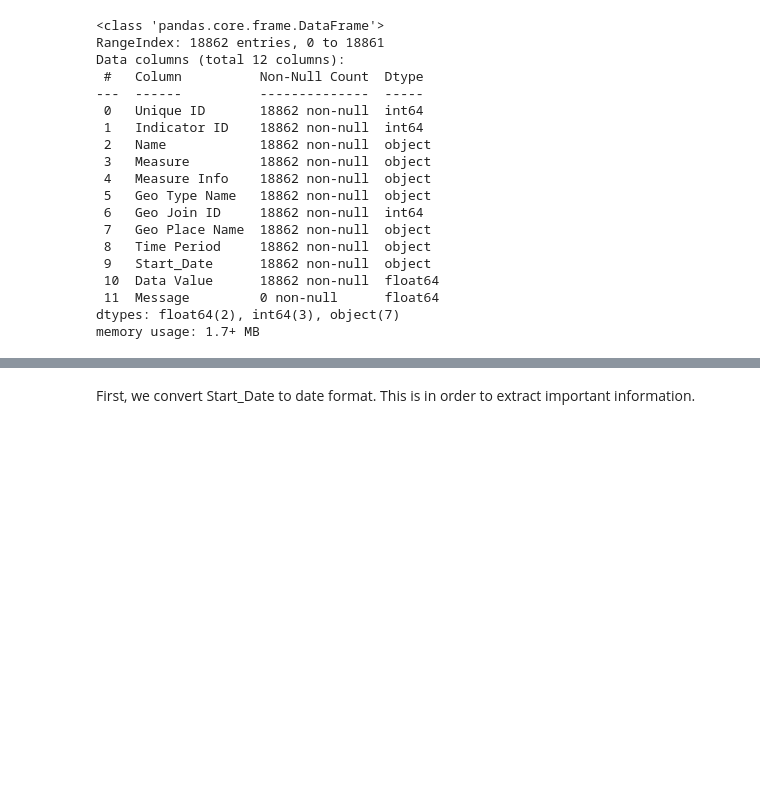
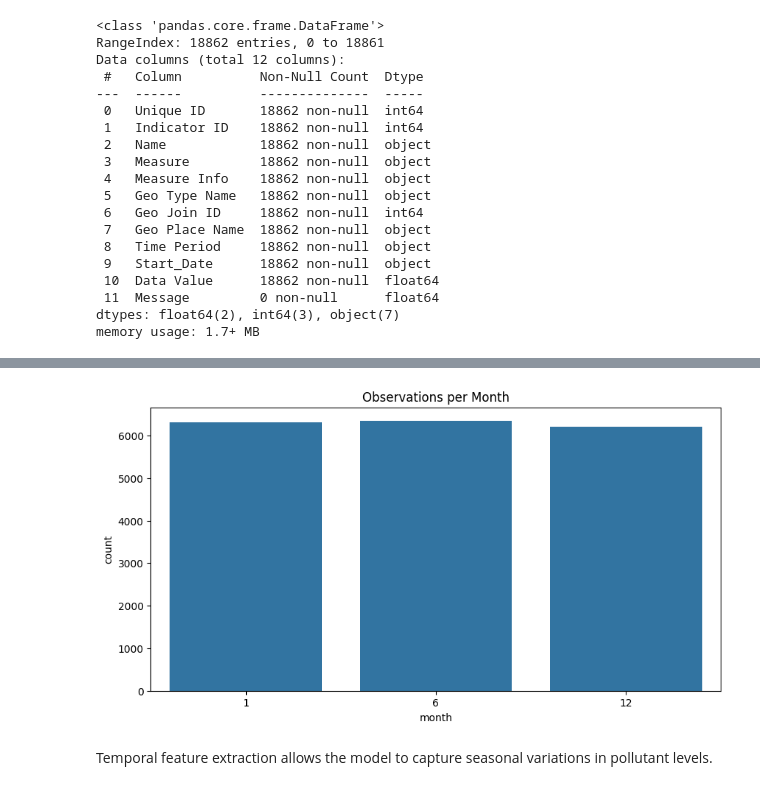
Before and after one commit to Santyago710/challenge2__3, a Jupyter notebook: notebooks/eda.ipynb, the cells around one changed output, grey strips where cells are left out. Cells and saved outputs as stored; diff of their text form; code cells hidden in the pictures; blank space fills up the shorter version.

```diff
--- a/notebooks/eda.ipynb
+++ b/notebooks/eda.ipynb
@@ -81,3 +105,14 @@ df_clean["Start_Date"] = pd.to_datetime(df_clean["Start_Date"])
+# %%
+df["year"] = df["Start_Date"].dt.year
+df["month"] = df["Start_Date"].dt.month
+df["day_of_week"] = df["Start_Date"].dt.dayofweek
+# %%
+plt.figure(figsize=(10,5))
+sns.countplot(x="month", data=df)
+plt.title("Observations per Month")
+plt.show()
+# %% [output]
+[figure, added]
 # %% [markdown]
-First, we convert Start_Date to date format. This is in order to extract important information.
+Temporal feature extraction allows the model to capture seasonal variations in pollutant levels.
 # %%
```
Also changed, not shown: parts of 31 cells of this notebook, 3 other files.
